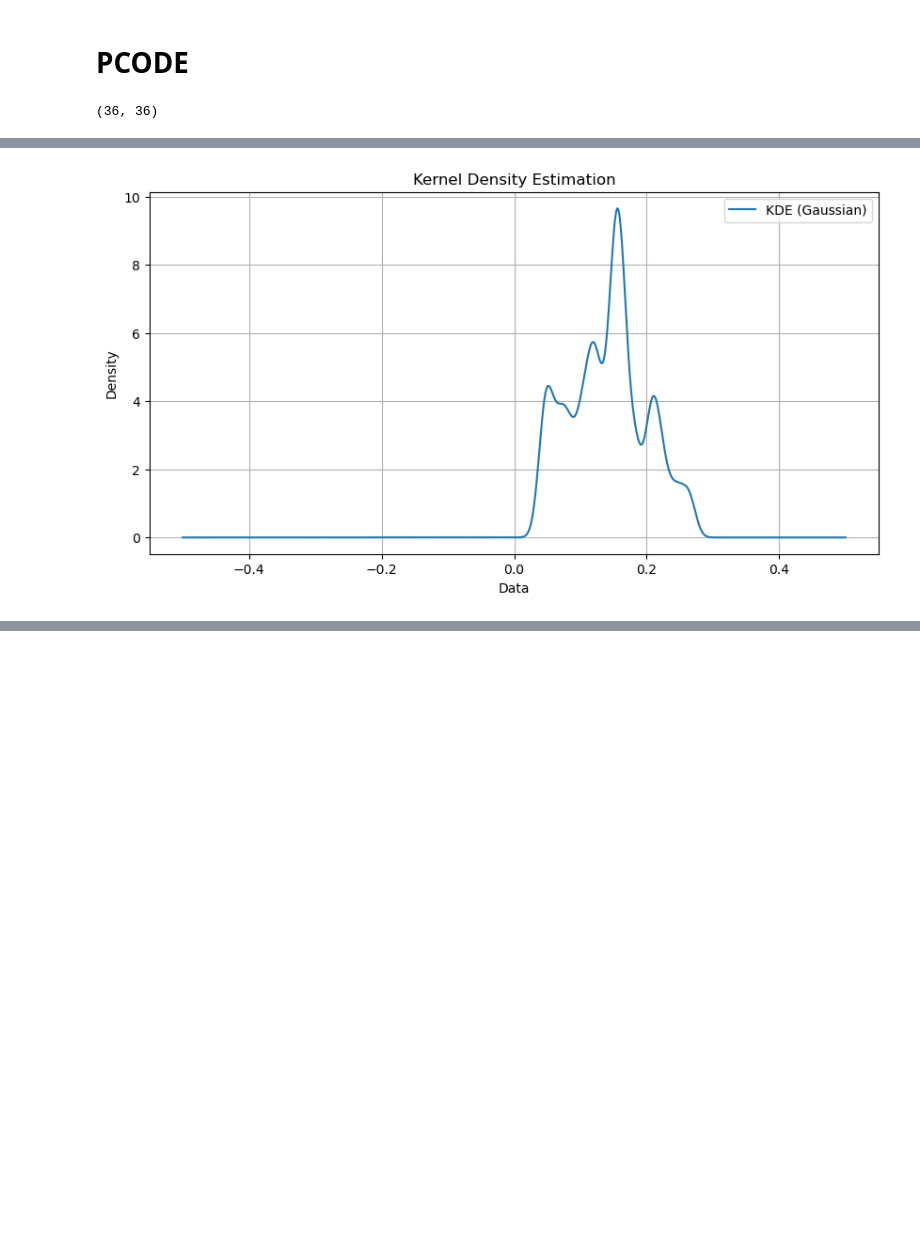
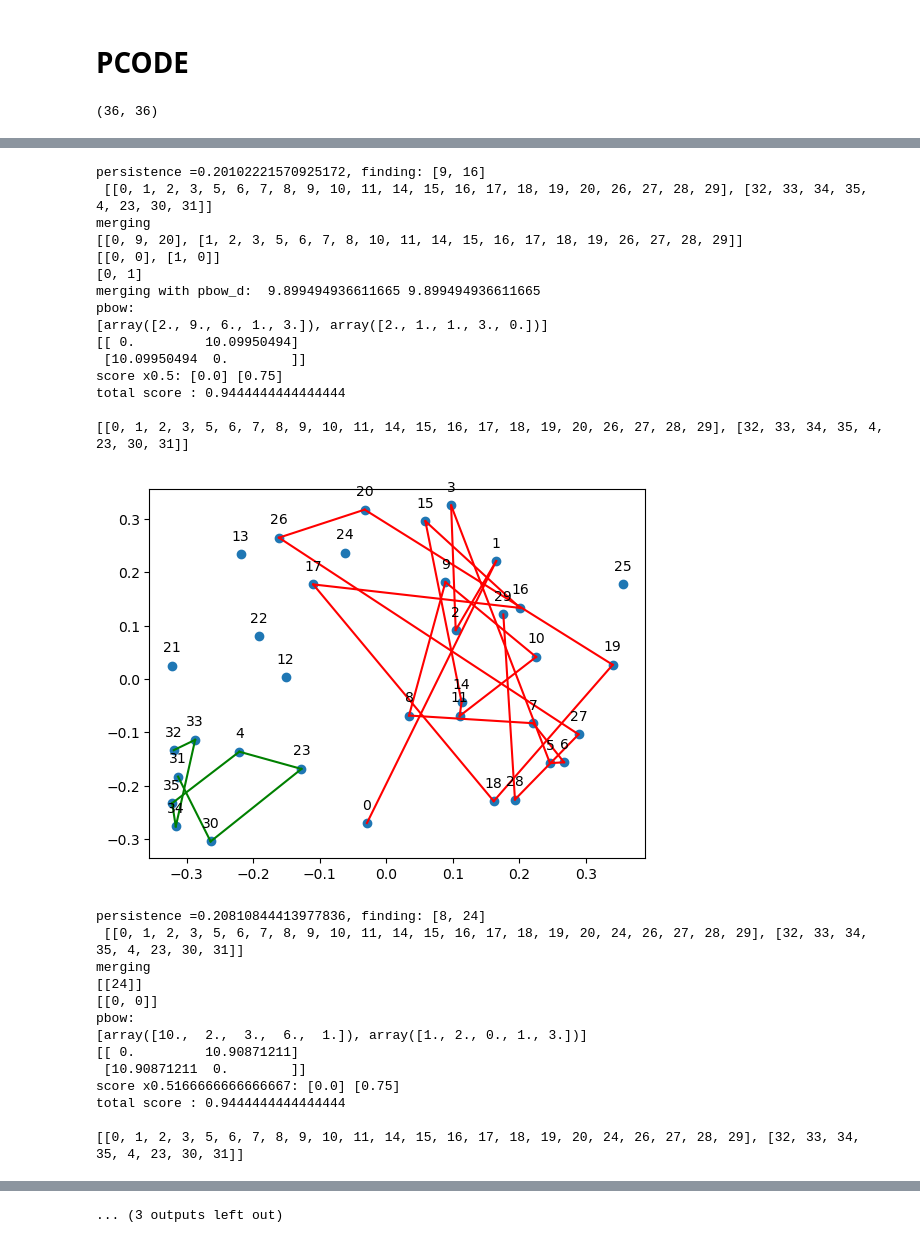
Before and after one commit to mzhyui/PHTDA-Net, a Jupyter notebook: phcluseter_v3_distance_adjust.ipynb, the cells around one changed output, grey strips where cells are left out. Drawn from its saved outputs; the diff is of its cells as text; code cells hidden in the pictures; blank space fills up the shorter version.

```diff
--- a/phcluseter_v3_distance_adjust.ipynb
+++ b/phcluseter_v3_distance_adjust.ipynb
@@ -386,7 +386,7 @@ for corr in corr_set:
         print(f"\ntotal score : {1- total_errors/data.shape[0]}")
         print()
 
-        if (score >= 0.5 and not has_draw):
+        if (score >= 0.5 and len(merged) > 1):
             plt.clf()
             plt.scatter(mds_results[:, 0], mds_results[:, 1])
             for idx, points in enumerate(mds_results):
@@ -402,9 +402,11 @@ for corr in corr_set:
                     p2 = mds_results[layer[p + 1]]
                     plt.plot([p1[0], p2[0]], [p1[1], p2[1]], colors[color]+'-')
             has_draw = True
+            print(draw_point_set)
+            plt.show()
 
-    print(draw_point_set)
-    plt.show()
+    if (has_draw):
+        pass
 
     group = np.zeros((total_nums,total_nums))
     for i in merge_sublists_with_shared_items(a)[0]:
@@ -456,4 +458,32 @@ total score : 0.8333333333333334
 
 [[1, 2, 3, 5, 6, 7, 8, 10, 11, 14, 15, 16, 17, 18, 19, 26, 27, 28, 29], [0, 9, 20], [32, 33, 34, 35, 4, 23, 30, 31]]
 [figure]
+persistence =0.20102221570925172, finding: [9, 16]
+ [[0, 1, 2, 3, 5, 6, 7, 8, 9, 10, 11, 14, 15, 16, 17, 18, 19, 20, 26, 27, 28, 29], [32, 33, 34, 35, 4, 23, 30, 31]]
+merging
+[[0, 9, 20], [1, 2, 3, 5, 6, 7, 8, 10, 11, 14, 15, 16, 17, 18, 19, 26, 27, 28, 29]]
+[[0, 0], [1, 0]]
+[0, 1]
+merging with pbow_d:  9.899494936611665 9.899494936611665
+pbow:
+[array([2., 9., 6., 1., 3.]), array([2., 1., 1., 3., 0.])]
+[[ 0.         10.09950494]
+ [10.09950494  0.        ]]
+score x0.5: [0.0] [0.75]
+total score : 0.9444444444444444
+
+[[0, 1, 2, 3, 5, 6, 7, 8, 9, 10, 11, 14, 15, 16, 17, 18, 19, 20, 26, 27, 28, 29], [32, 33, 34, 35, 4, 23, 30, 31]]
-[figure, old version]
+[figure, new version]
+persistence =0.20810844413977836, finding: [8, 24]
+ [[0, 1, 2, 3, 5, 6, 7, 8, 9, 10, 11, 14, 15, 16, 17, 18, 19, 20, 24, 26, 27, 28, 29], [32, 33, 34, 35, 4, 23, 30, 31]]
+merging
+[[24]]
+[[0, 0]]
+pbow:
+[array([10.,  2.,  3.,  6.,  1.]), array([1., 2., 0., 1., 3.])]
+[[ 0.         10.90871211]
+ [10.90871211  0.        ]]
+score x0.5166666666666667: [0.0] [0.75]
+total score : 0.9444444444444444
+
+[[0, 1, 2, 3, 5, 6, 7, 8, 9, 10, 11, 14, 15, 16, 17, 18, 19, 20, 24, 26, 27, 28, 29], [32, 33, 34, 35, 4, 23, 30, 31]]
@@ -460,3 +522,4 @@ total score : 0.8333333333333334
+... (3 outputs left out)
 # %%
 
 
```
Also changed, not shown: parts of 1 cell of this notebook.
